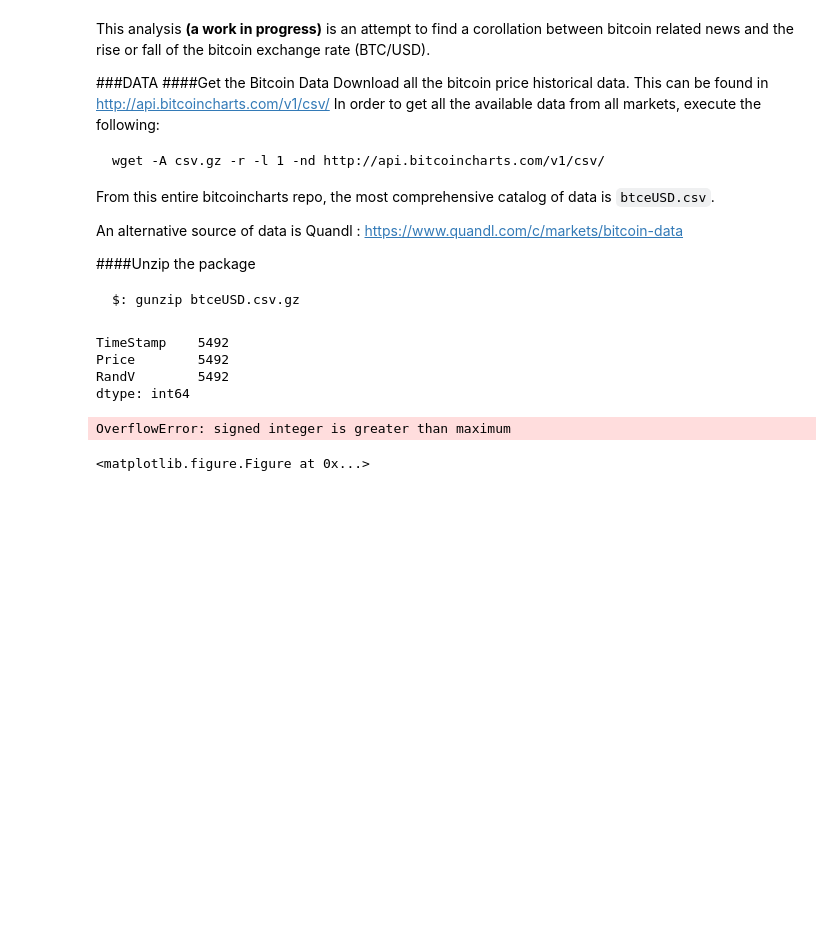
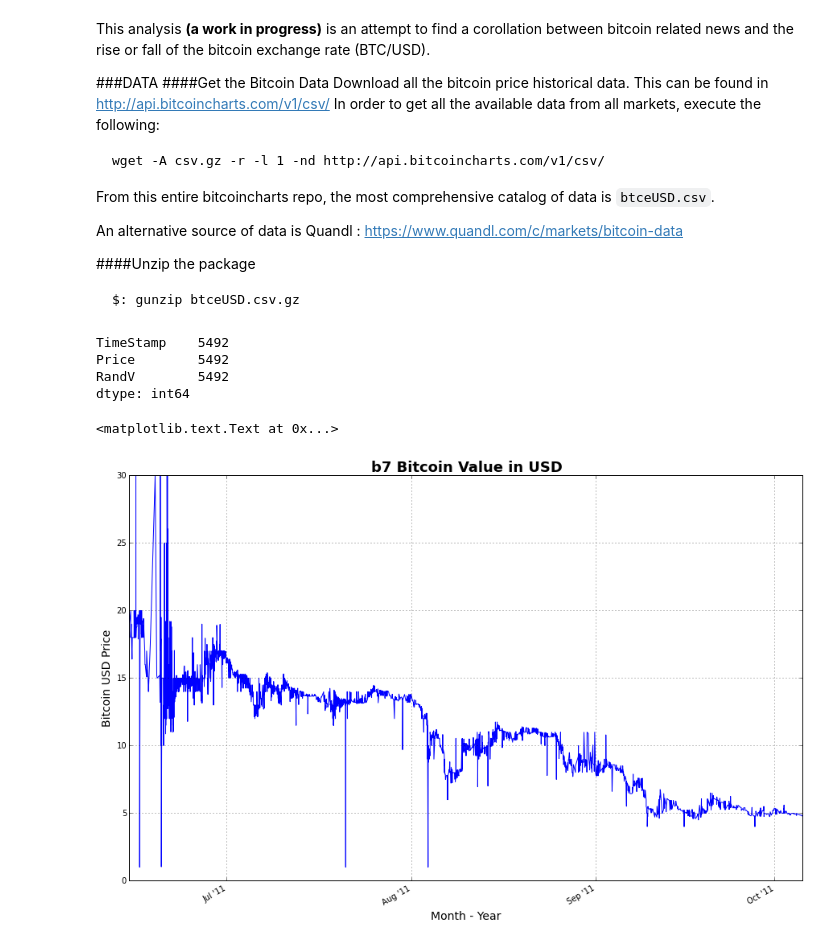
Before and after one commit to Link-/bitcoin-manalysis, a Jupyter notebook: influence/Bitcoin-Price-News-Impact_v0.0.1.ipynb, the cells around one changed output. Cells and saved outputs as stored; diff of their text form; code cells hidden in the pictures; blank space fills up the shorter version.

```diff
--- a/influence/Bitcoin-Price-News-Impact_v0.0.1.ipynb
+++ b/influence/Bitcoin-Price-News-Impact_v0.0.1.ipynb
@@ -56,20 +57,18 @@ df1 = pd.DataFrame(raw_data, columns=['DateTime', 'Price'])
 # %%
 # Defining the plot
 # and its properties
 out_fig = plt.figure()
 
-# First subplot
-btc_val = out_fig.add_subplot(2, 1, 1)
-btc_val.plot(df1['DateTime'], df1['Price'], 'r')
-# a = df1.plot(x='DateTime', y='Price', figsize=(15,10))
-btc_val.xaxis.set_major_locator(dates.MonthLocator(bymonth=range(1,13), bymonthday=1, interval=1))
-btc_val.xaxis.set_major_formatter(dates.DateFormatter("%b '%y"))
+# plot properties
+a = df1.plot(x='DateTime', y='Price', figsize=(15,10))
+a.xaxis.set_major_locator(dates.MonthLocator(bymonth=range(1,13), bymonthday=1, interval=1))
+a.xaxis.set_major_formatter(dates.DateFormatter("%b '%y"))
 
 
 # Layout
-# plt.set_title("Bitcoin Value in USD", weight="bold", size=18)
-# a.set_xlabel("Month - Year", size=14)
-# a.set_ylabel('Bitcoin USD Price', size=14)
+a.set_title("b7 Bitcoin Value in USD", weight="bold", size=18)
+a.set_xlabel("Month - Year", size=14)
+a.set_ylabel('Bitcoin USD Price', size=14)
 # %% [output]
-OverflowError: signed integer is greater than maximum
+<matplotlib.text.Text at 0x...>
-<matplotlib.figure.Figure at 0x...>
+[figure, added]
```
Also changed, not shown: parts of 1 cell of this notebook.
